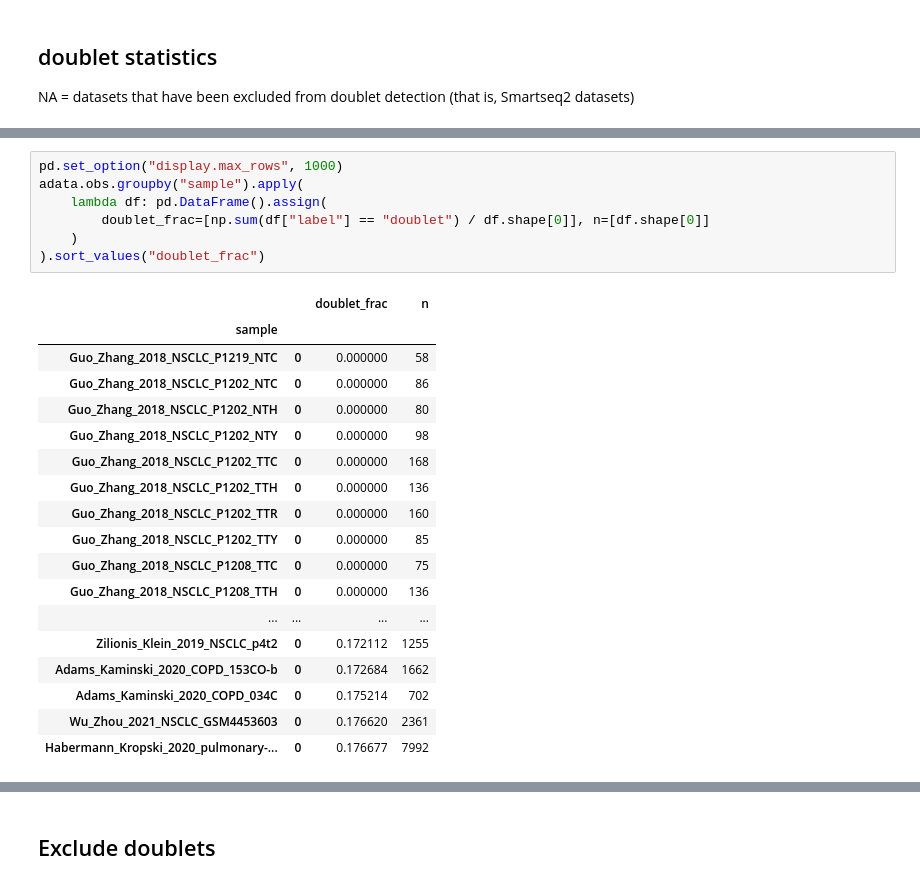
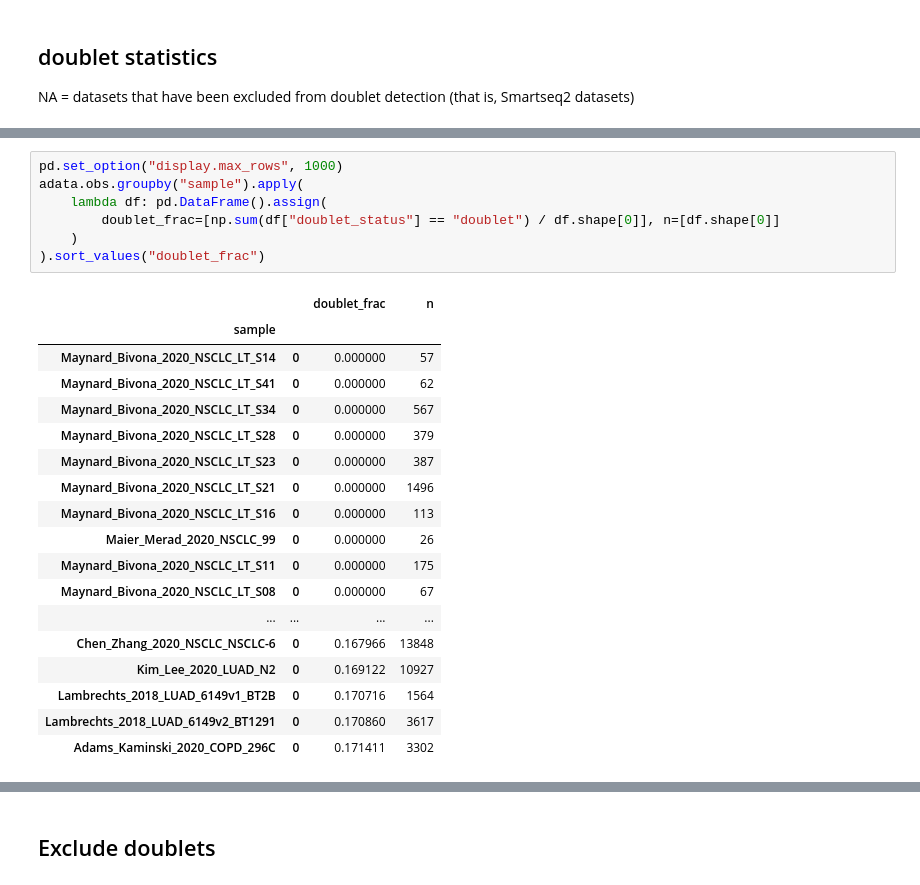
Before and after one commit to icbi-lab/luca, a Jupyter notebook: analyses/20_integrate_scrnaseq_data/25_merge_solo.ipynb, the cells around one changed output, grey strips where cells are left out. Cells and saved outputs as stored; diff of their text form.

```diff
--- a/analyses/20_integrate_scrnaseq_data/25_merge_solo.ipynb
+++ b/analyses/20_integrate_scrnaseq_data/25_merge_solo.ipynb
@@ -40,27 +40,27 @@ Name: doublet_status, dtype: int64
 # %%
 pd.set_option("display.max_rows", 1000)
 adata.obs.groupby("sample").apply(
     lambda df: pd.DataFrame().assign(
-        doublet_frac=[np.sum(df["label"] == "doublet") / df.shape[0]], n=[df.shape[0]]
+        doublet_frac=[np.sum(df["doublet_status"] == "doublet") / df.shape[0]], n=[df.shape[0]]
     )
 ).sort_values("doublet_frac")
 # %% [output]
 |  |  | doublet_frac | n |
 | sample |  |  |  |
-| Guo_Zhang_2018_NSCLC_P1219_NTC | 0 | 0.000000 | 58 |
-| Guo_Zhang_2018_NSCLC_P1202_NTC | 0 | 0.000000 | 86 |
-| Guo_Zhang_2018_NSCLC_P1202_NTH | 0 | 0.000000 | 80 |
-| Guo_Zhang_2018_NSCLC_P1202_NTY | 0 | 0.000000 | 98 |
-| Guo_Zhang_2018_NSCLC_P1202_TTC | 0 | 0.000000 | 168 |
-| Guo_Zhang_2018_NSCLC_P1202_TTH | 0 | 0.000000 | 136 |
-| Guo_Zhang_2018_NSCLC_P1202_TTR | 0 | 0.000000 | 160 |
-| Guo_Zhang_2018_NSCLC_P1202_TTY | 0 | 0.000000 | 85 |
-| Guo_Zhang_2018_NSCLC_P1208_TTC | 0 | 0.000000 | 75 |
-| Guo_Zhang_2018_NSCLC_P1208_TTH | 0 | 0.000000 | 136 |
+| Maynard_Bivona_2020_NSCLC_LT_S14 | 0 | 0.000000 | 57 |
+| Maynard_Bivona_2020_NSCLC_LT_S41 | 0 | 0.000000 | 62 |
+| Maynard_Bivona_2020_NSCLC_LT_S34 | 0 | 0.000000 | 567 |
+| Maynard_Bivona_2020_NSCLC_LT_S28 | 0 | 0.000000 | 379 |
+| Maynard_Bivona_2020_NSCLC_LT_S23 | 0 | 0.000000 | 387 |
+| Maynard_Bivona_2020_NSCLC_LT_S21 | 0 | 0.000000 | 1496 |
+| Maynard_Bivona_2020_NSCLC_LT_S16 | 0 | 0.000000 | 113 |
+| Maier_Merad_2020_NSCLC_99 | 0 | 0.000000 | 26 |
+| Maynard_Bivona_2020_NSCLC_LT_S11 | 0 | 0.000000 | 175 |
+| Maynard_Bivona_2020_NSCLC_LT_S08 | 0 | 0.000000 | 67 |
 | ... | ... | ... | ... |
-| Zilionis_Klein_2019_NSCLC_p4t2 | 0 | 0.172112 | 1255 |
-| Adams_Kaminski_2020_COPD_153CO-b | 0 | 0.172684 | 1662 |
-| Adams_Kaminski_2020_COPD_034C | 0 | 0.175214 | 702 |
-| Wu_Zhou_2021_NSCLC_GSM4453603 | 0 | 0.176620 | 2361 |
-| Habermann_Kropski_2020_pulmonary-... | 0 | 0.176677 | 7992 |
+| Chen_Zhang_2020_NSCLC_NSCLC-6 | 0 | 0.167966 | 13848 |
+| Kim_Lee_2020_LUAD_N2 | 0 | 0.169122 | 10927 |
+| Lambrechts_2018_LUAD_6149v1_BT2B | 0 | 0.170716 | 1564 |
+| Lambrechts_2018_LUAD_6149v2_BT1291 | 0 | 0.170860 | 3617 |
+| Adams_Kaminski_2020_COPD_296C | 0 | 0.171411 | 3302 |
 # %%
```
Also changed, not shown: parts of 4 cells of this notebook, 7 other files.
